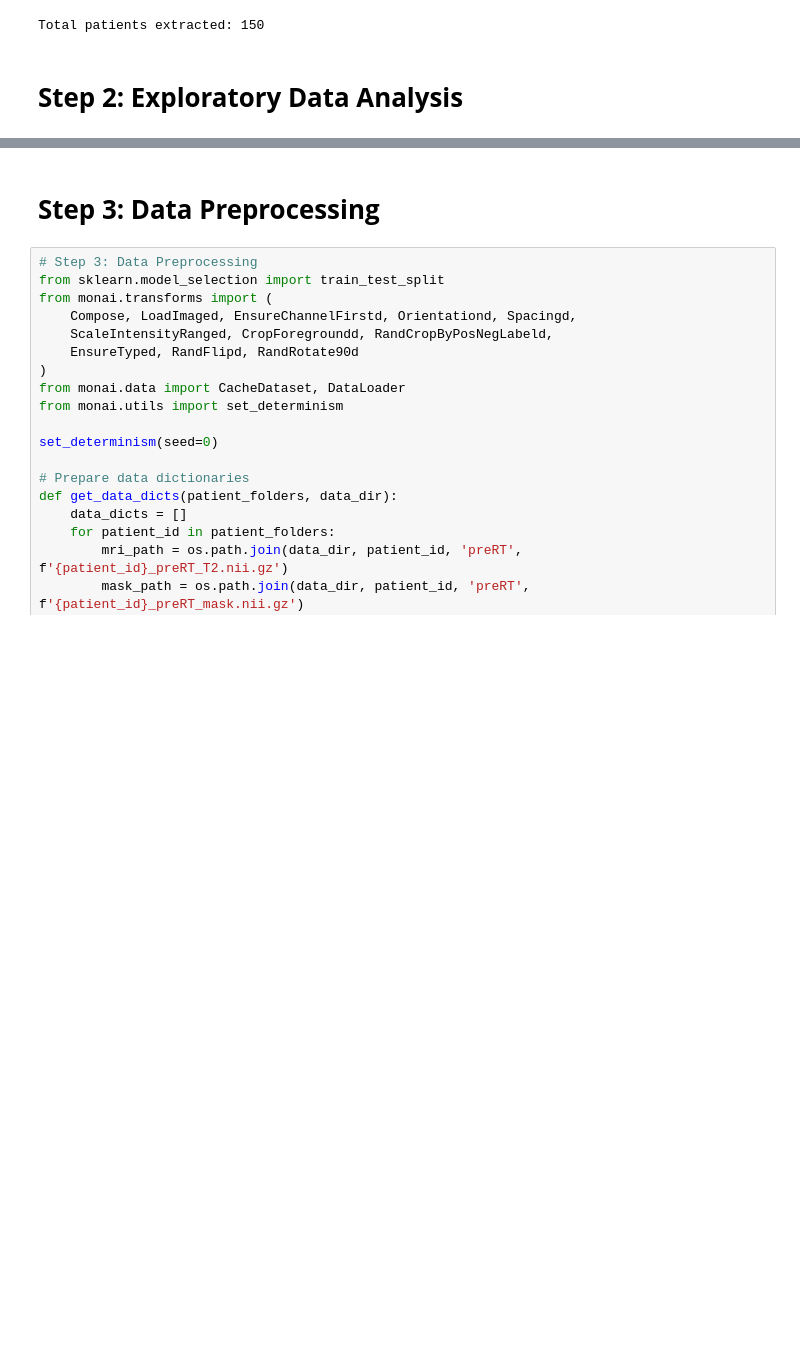
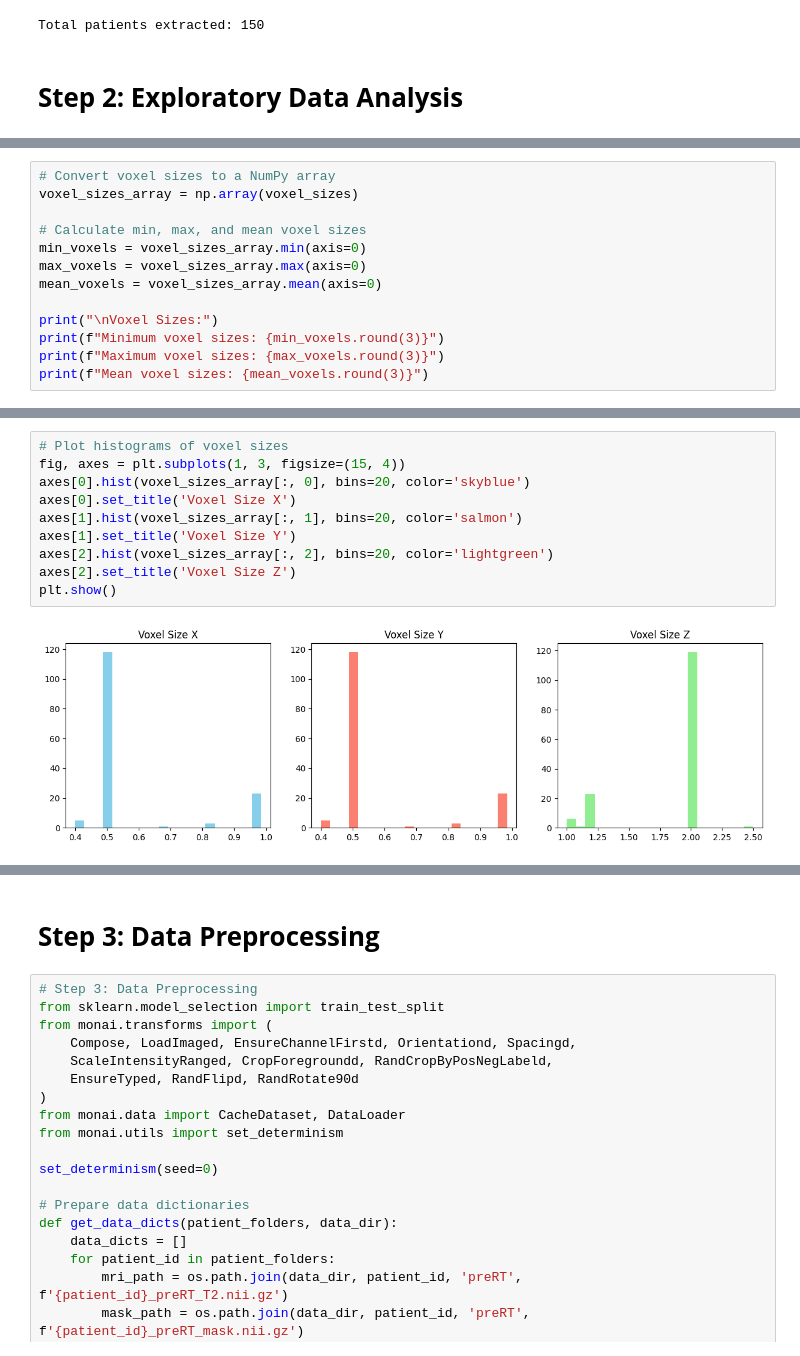
Before and after one commit to bjorneme/TDT17_mini_project, a Jupyter notebook: main.ipynb, the cells around one changed output, grey strips where cells are left out. Saved outputs shown, nothing was run; the diff lists cells and outputs as text; blank space fills up the shorter version.

```diff
--- a/main.ipynb
+++ b/main.ipynb
@@ -63,0 +114,13 @@ Total patients extracted: 150
+# %%
+# Convert voxel sizes to a NumPy array
+voxel_sizes_array = np.array(voxel_sizes)
+
+# Calculate min, max, and mean voxel sizes
+min_voxels = voxel_sizes_array.min(axis=0)
+max_voxels = voxel_sizes_array.max(axis=0)
+mean_voxels = voxel_sizes_array.mean(axis=0)
+
+print("\nVoxel Sizes:")
+print(f"Minimum voxel sizes: {min_voxels.round(3)}")
+print(f"Maximum voxel sizes: {max_voxels.round(3)}")
+print(f"Mean voxel sizes: {mean_voxels.round(3)}")
@@ -63,0 +144,12 @@ Total patients extracted: 150
+# %%
+# Plot histograms of voxel sizes
+fig, axes = plt.subplots(1, 3, figsize=(15, 4))
+axes[0].hist(voxel_sizes_array[:, 0], bins=20, color='skyblue')
+axes[0].set_title('Voxel Size X')
+axes[1].hist(voxel_sizes_array[:, 1], bins=20, color='salmon')
+axes[1].set_title('Voxel Size Y')
+axes[2].hist(voxel_sizes_array[:, 2], bins=20, color='lightgreen')
+axes[2].set_title('Voxel Size Z')
+plt.show()
+# %% [output]
+[figure, added]
```
Also changed, not shown: parts of 12 cells of this notebook.
